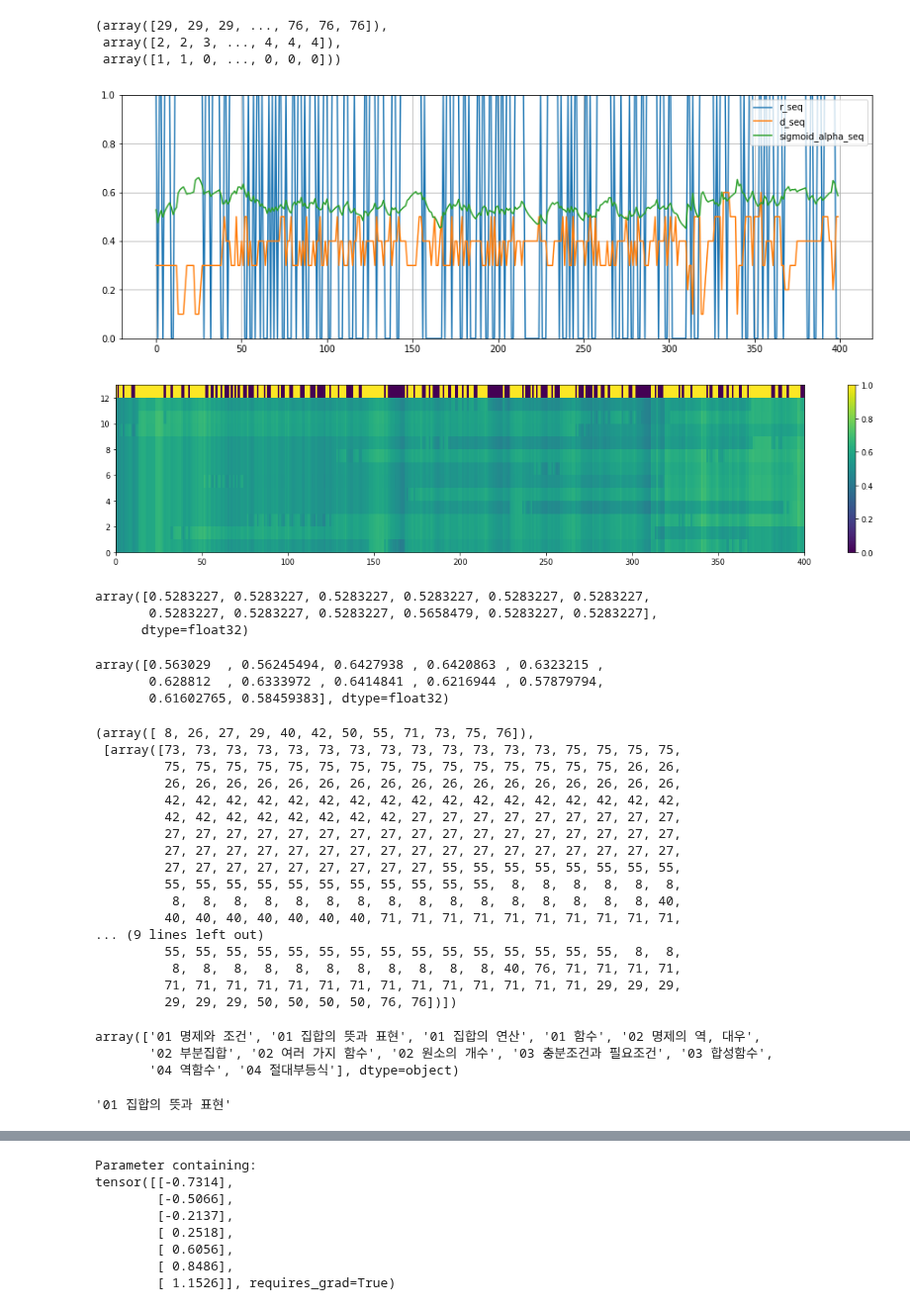
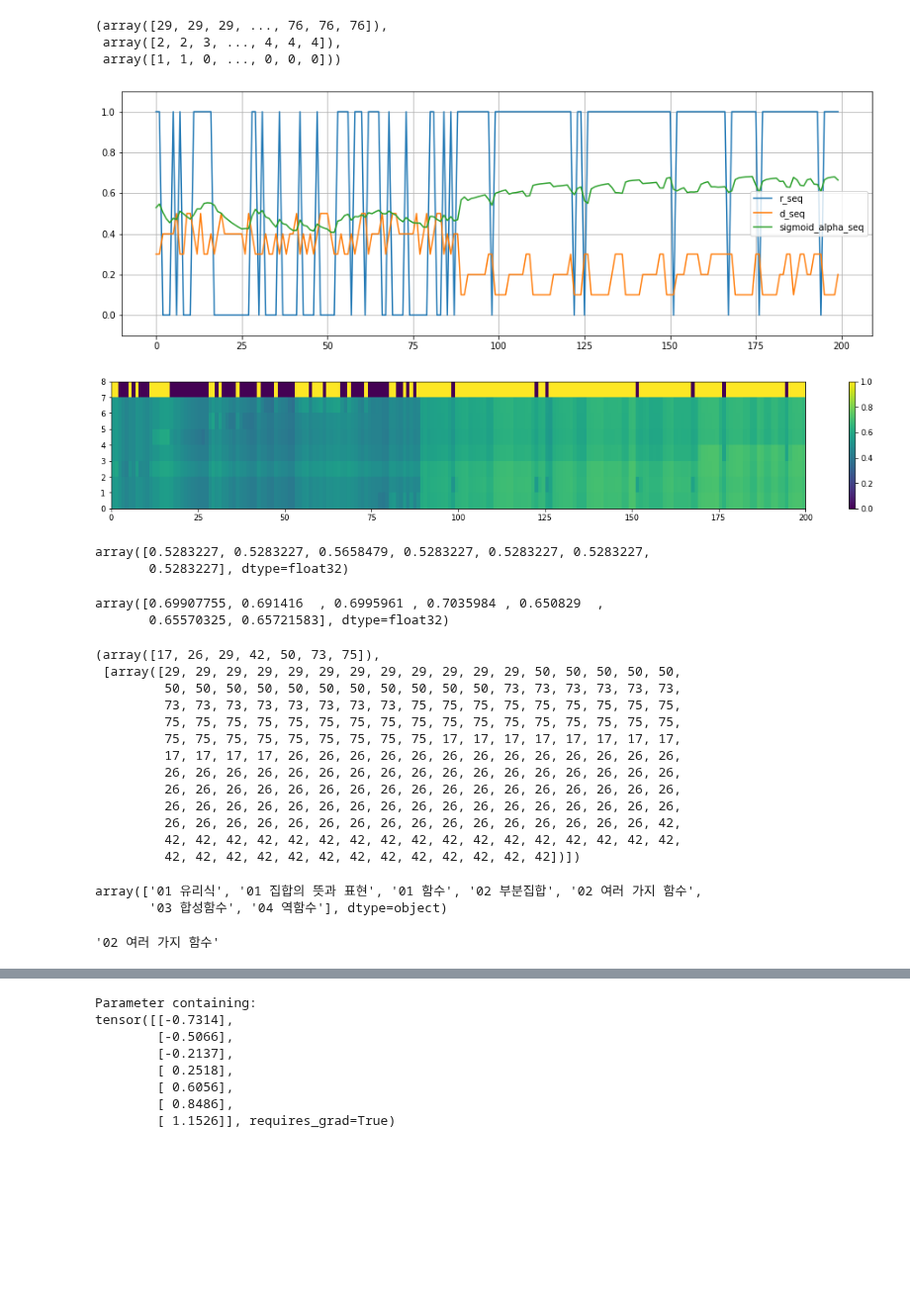
Before and after one commit to Wonriedu/ai-user-modeling, a Jupyter notebook: result_analysis (_20220720_00).ipynb, the cells around one changed output, grey strips where cells are left out. Shown at 99% size. Cells and saved outputs as stored; diff of their text form; code cells hidden in the pictures; blank space fills up the shorter version.

```diff
--- a/result_analysis (_20220720_00).ipynb
+++ b/result_analysis (_20220720_00).ipynb
@@ -142,8 +142,8 @@ test_dataset[3]
 # 3, 6
 c3_seq, d_seq, r_seq = test_dataset[3]
 
-view_from = 600
-view_to = 1000
+view_from = 0
+view_to = 200
 
 seq_len = view_to - view_from
 
@@ -195,66 +195,59 @@ CQ3_seq = torch.sigmoid(CQ3_seq).detach().cpu().numpy()[0]
 # %%
 plt.figure(figsize=[15, 5], facecolor="white")
 plt.plot(r_seq[0], label="r_seq")
 plt.plot((d_seq[0] + 1) / 10, label="d_seq")
 plt.plot(sigmoid_alpha_seq, label="sigmoid_alpha_seq")
 # plt.plot(sigmoid_alpha_beta_seq, label="sigmoid_alpha_beta_seq")
 # plt.plot(sigmoid_alpha_beta4_seq, label="sigmoid_alpha_beta4_seq")
 # plt.plot(sigmoid_beta4_seq, label="sigmoid_beta4_seq")
 plt.grid()
-plt.ylim(0, 1)
+plt.ylim(-0.1, 1.1)
 plt.legend()
 plt.show()
 
-plt.figure(figsize=[20, len(np.unique(c3_seq)) // 3], facecolor="white")
+plt.figure(figsize=[20, len(np.unique(c3_seq)) // 3 + 1], facecolor="white")
 temp = np.concatenate([CQ3_seq[:, np.unique(c3_seq)].T, r_seq], axis=0)
 plt.pcolormesh(temp)
 plt.colorbar()
 plt.show()
 # %% [output]
-[figure, old version]
+[figure, new version]
-[figure, old version]
+[figure, new version]
 # %%
 CQ3_seq[0][np.unique(c3_seq)]
 # %% [output]
-array([0.5283227, 0.5283227, 0.5283227, 0.5283227, 0.5283227, 0.5283227,
-       0.5283227, 0.5283227, 0.5283227, 0.5658479, 0.5283227, 0.5283227],
-      dtype=float32)
+array([0.5283227, 0.5283227, 0.5658479, 0.5283227, 0.5283227, 0.5283227,
+       0.5283227], dtype=float32)
 # %%
 CQ3_seq[-1][np.unique(c3_seq)]
 # %% [output]
-array([0.563029  , 0.56245494, 0.6427938 , 0.6420863 , 0.6323215 ,
-       0.628812  , 0.6333972 , 0.6414841 , 0.6216944 , 0.57879794,
-       0.61602765, 0.58459383], dtype=float32)
+array([0.69907755, 0.691416  , 0.6995961 , 0.7035984 , 0.650829  ,
+       0.65570325, 0.65721583], dtype=float32)
 # %%
 np.unique(c3_seq), c3_seq
 # %% [output]
-(array([ 8, 26, 27, 29, 40, 42, 50, 55, 71, 73, 75, 76]),
- [array([73, 73, 73, 73, 73, 73, 73, 73, 73, 73, 73, 73, 73, 75, 75, 75, 75,
-         75, 75, 75, 75, 75, 75, 75, 75, 75, 75, 75, 75, 75, 75, 75, 26, 26,
+(array([17, 26, 29, 42, 50, 73, 75]),
+ [array([29, 29, 29, 29, 29, 29, 29, 29, 29, 29, 29, 29, 50, 50, 50, 50, 50,
+         50, 50, 50, 50, 50, 50, 50, 50, 50, 50, 50, 73, 73, 73, 73, 73, 73,
+         73, 73, 73, 73, 73, 73, 73, 73, 75, 75, 75, 75, 75, 75, 75, 75, 75,
+         75, 75, 75, 75, 75, 75, 75, 75, 75, 75, 75, 75, 75, 75, 75, 75, 75,
+         75, 75, 75, 75, 75, 75, 75, 75, 75, 17, 17, 17, 17, 17, 17, 17, 17,
+         17, 17, 17, 17, 26, 26, 26, 26, 26, 26, 26, 26, 26, 26, 26, 26, 26,
          26, 26, 26, 26, 26, 26, 26, 26, 26, 26, 26, 26, 26, 26, 26, 26, 26,
+         26, 26, 26, 26, 26, 26, 26, 26, 26, 26, 26, 26, 26, 26, 26, 26, 26,
+         26, 26, 26, 26, 26, 26, 26, 26, 26, 26, 26, 26, 26, 26, 26, 26, 26,
+         26, 26, 26, 26, 26, 26, 26, 26, 26, 26, 26, 26, 26, 26, 26, 26, 42,
          42, 42, 42, 42, 42, 42, 42, 42, 42, 42, 42, 42, 42, 42, 42, 42, 42,
-         42, 42, 42, 42, 42, 42, 42, 42, 27, 27, 27, 27, 27, 27, 27, 27, 27,
-         27, 27, 27, 27, 27, 27, 27, 27, 27, 27, 27, 27, 27, 27, 27, 27, 27,
-         27, 27, 27, 27, 27, 27, 27, 27, 27, 27, 27, 27, 27, 27, 27, 27, 27,
-         27, 27, 27, 27, 27, 27, 27, 27, 27, 55, 55, 55, 55, 55, 55, 55, 55,
-         55, 55, 55, 55, 55, 55, 55, 55, 55, 55, 55,  8,  8,  8,  8,  8,  8,
-          8,  8,  8,  8,  8,  8,  8,  8,  8,  8,  8,  8,  8,  8,  8,  8, 40,
-         40, 40, 40, 40, 40, 40, 40, 71, 71, 71, 71, 71, 71, 71, 71, 71, 71,
-... (9 lines left out)
-         55, 55, 55, 55, 55, 55, 55, 55, 55, 55, 55, 55, 55, 55, 55,  8,  8,
-          8,  8,  8,  8,  8,  8,  8,  8,  8,  8,  8, 40, 76, 71, 71, 71, 71,
-         71, 71, 71, 71, 71, 71, 71, 71, 71, 71, 71, 71, 71, 71, 29, 29, 29,
-         29, 29, 29, 50, 50, 50, 50, 76, 76])])
+         42, 42, 42, 42, 42, 42, 42, 42, 42, 42, 42, 42, 42])])
 # %%
 dataset.c3_list[np.unique(c3_seq)]
 # %% [output]
-array(['01 명제와 조건', '01 집합의 뜻과 표현', '01 집합의 연산', '01 함수', '02 명제의 역, 대우',
-       '02 부분집합', '02 여러 가지 함수', '02 원소의 개수', '03 충분조건과 필요조건', '03 합성함수',
-       '04 역함수', '04 절대부등식'], dtype=object)
+array(['01 유리식', '01 집합의 뜻과 표현', '01 함수', '02 부분집합', '02 여러 가지 함수',
+       '03 합성함수', '04 역함수'], dtype=object)
 # %%
 dataset.c3_list[np.unique(c3_seq)[np.argmin(CQ3_seq[-1][np.unique(c3_seq)])]]
 # %% [output]
-'01 집합의 뜻과 표현'
+'02 여러 가지 함수'
 # %%
 dataset.c32c4_list[dataset.c3_list[np.unique(c3_seq)[np.argmin(CQ3_seq[-1][np.unique(c3_seq)])]]]
 # %% [output]
```
Also changed, not shown: parts of 11 cells of this notebook, 5 other files.
